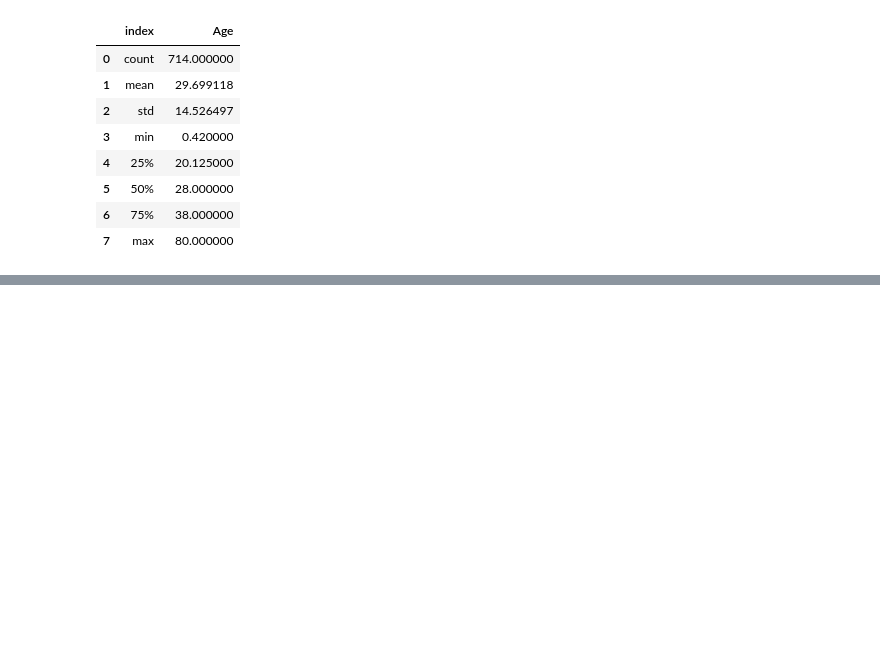
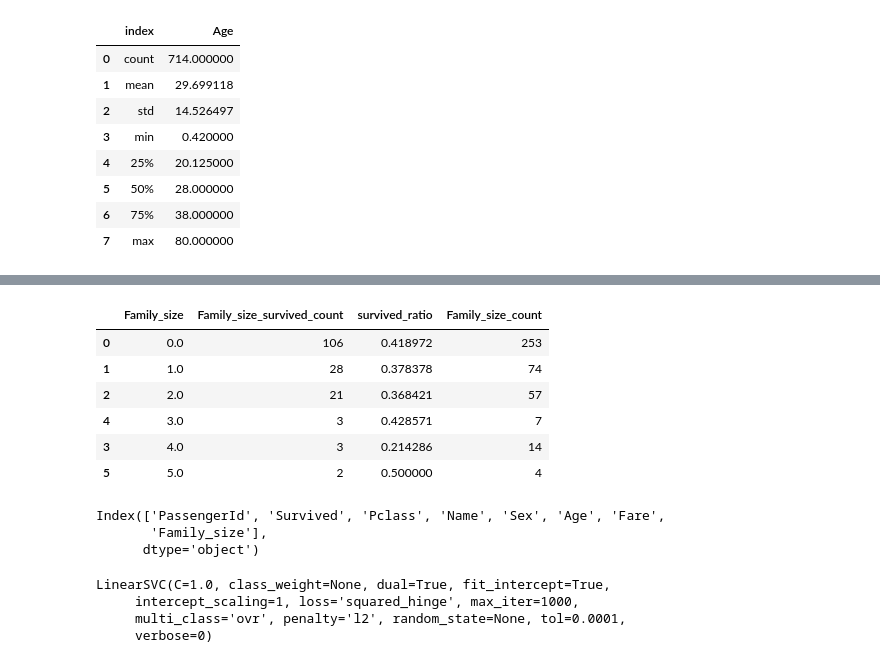
Before and after one commit to Adikhaire/Titanic-Machine-Learning-, a Jupyter notebook: Project_Titanic.ipynb, the cells around one changed output, grey strips where cells are left out. Saved outputs shown, nothing was run; the diff lists cells and outputs as text; code cells hidden in the pictures; blank space fills up the shorter version.

```diff
--- a/Project_Titanic.ipynb
+++ b/Project_Titanic.ipynb
@@ -109,0 +217,20 @@ S
+# %%
+df_test['Family_size'] = df_test['SibSp'] + df_test['Parch']
+df_family_size = df_test.Family_size.value_counts().reset_index()
+df_family_size.columns = ['Family_size','Family_size_count']
+df_family_size.sort_values(by='Family_size',inplace=True)
+df_family_size
+df_survived_family_size  = df_test.Family_size[df_train.Survived == 1.0].value_counts().reset_index()
+df_survived_family_size.columns = ['Family_size','Family_size_survived_count']
+df_survived_family_size.sort_values(by='Family_size',inplace=True)
+df_survived_family_size['survived_ratio'] = df_survived_family_size['Family_size_survived_count']/df_family_size['Family_size_count']
+df_survived_family_size['Family_size_count'] = df_family_size['Family_size_count']
+df_survived_family_size
+# %% [output]
+|  | Family_size | Family_size_survived_count | survived_ratio | Family_size_count |
+| 0 | 0.0 | 106 | 0.418972 | 253 |
+| 1 | 1.0 | 28 | 0.378378 | 74 |
+| 2 | 2.0 | 21 | 0.368421 | 57 |
+| 4 | 3.0 | 3 | 0.428571 | 7 |
+| 3 | 4.0 | 3 | 0.214286 | 14 |
+| 5 | 5.0 | 2 | 0.500000 | 4 |
@@ -109,0 +240,14 @@ S
+# %%
+x_fit = svm.LinearSVC()
+df_train.columns
+# %% [output]
+Index(['PassengerId', 'Survived', 'Pclass', 'Name', 'Sex', 'Age', 'Fare',
+       'Family_size'],
+      dtype='object')
+# %%
+x_fit.fit(df_train[['Age','Pclass','Family_size']],y=df_Survived)
+# %% [output]
+LinearSVC(C=1.0, class_weight=None, dual=True, fit_intercept=True,
+     intercept_scaling=1, loss='squared_hinge', max_iter=1000,
+     multi_class='ovr', penalty='l2', random_state=None, tol=0.0001,
+     verbose=0)
```
Also changed, not shown: parts of 16 cells of this notebook.
